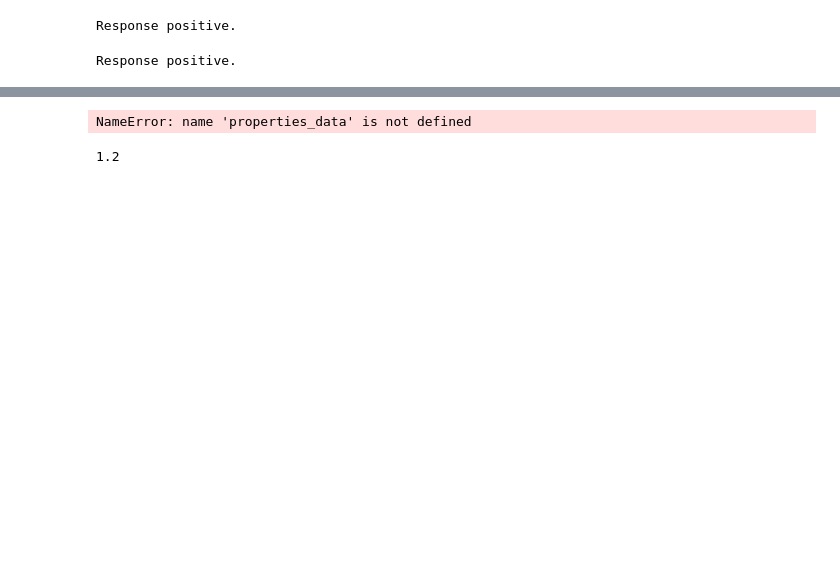
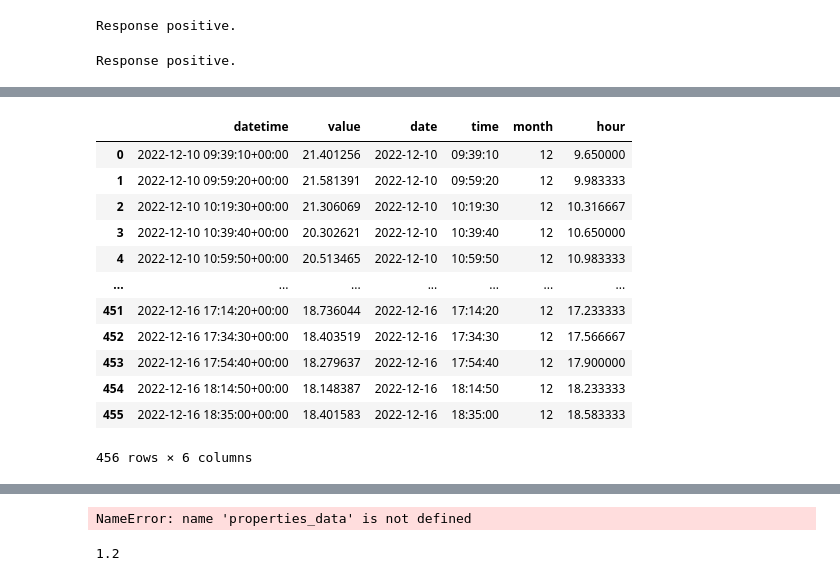
Before and after one commit to herzphi/heizuhngfiro, a Jupyter notebook: testing_data.ipynb, the cells around one changed output, grey strips where cells are left out. Cells and saved outputs as stored; diff of their text form; code cells hidden in the pictures; blank space fills up the shorter version.

```diff
--- a/testing_data.ipynb
+++ b/testing_data.ipynb
@@ -153,3 +151,19 @@ Response positive.
+# %%
+df_data
+# %% [output]
+|  | datetime | value | date | time | month | hour |
+| 0 | 2022-12-10 09:39:10+00:00 | 21.401256 | 2022-12-10 | 09:39:10 | 12 | 9.650000 |
+| 1 | 2022-12-10 09:59:20+00:00 | 21.581391 | 2022-12-10 | 09:59:20 | 12 | 9.983333 |
+| 2 | 2022-12-10 10:19:30+00:00 | 21.306069 | 2022-12-10 | 10:19:30 | 12 | 10.316667 |
+| 3 | 2022-12-10 10:39:40+00:00 | 20.302621 | 2022-12-10 | 10:39:40 | 12 | 10.650000 |
+| 4 | 2022-12-10 10:59:50+00:00 | 20.513465 | 2022-12-10 | 10:59:50 | 12 | 10.983333 |
+| ... | ... | ... | ... | ... | ... | ... |
+| 451 | 2022-12-16 17:14:20+00:00 | 18.736044 | 2022-12-16 | 17:14:20 | 12 | 17.233333 |
+| 452 | 2022-12-16 17:34:30+00:00 | 18.403519 | 2022-12-16 | 17:34:30 | 12 | 17.566667 |
+| 453 | 2022-12-16 17:54:40+00:00 | 18.279637 | 2022-12-16 | 17:54:40 | 12 | 17.900000 |
+| 454 | 2022-12-16 18:14:50+00:00 | 18.148387 | 2022-12-16 | 18:14:50 | 12 | 18.233333 |
+| 455 | 2022-12-16 18:35:00+00:00 | 18.401583 | 2022-12-16 | 18:35:00 | 12 | 18.583333 |
+456 rows × 6 columns
 # %%
 data_list
 # %% [output]
```
Also changed, not shown: parts of 5 cells of this notebook, 3 other files.
